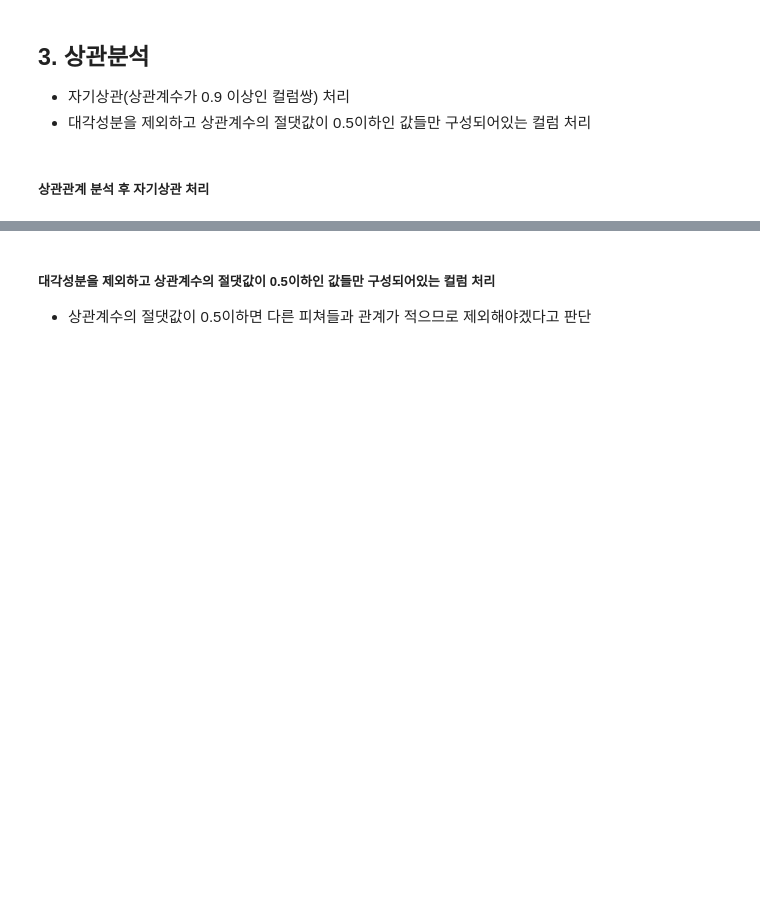
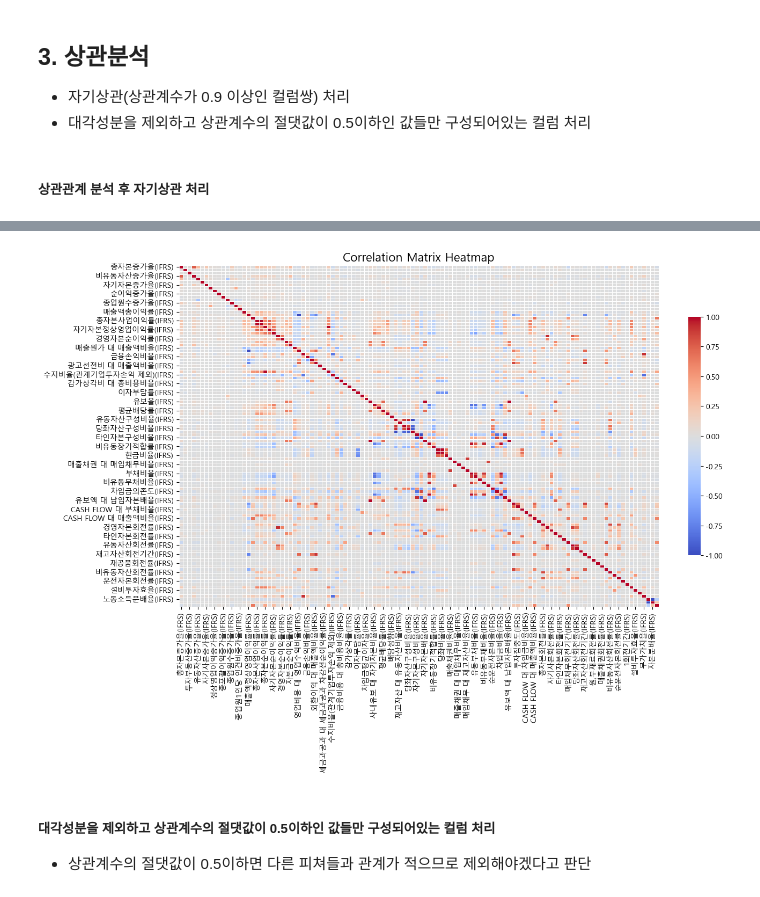
Before and after one commit to JungSeungwon98/ubion_project1, a Jupyter notebook: factor_analysis_with_rlm.ipynb, the cells around one changed output, grey strips where cells are left out. Saved outputs shown, nothing was run; the diff lists cells and outputs as text; code cells hidden in the pictures; blank space fills up the shorter version.

```diff
--- a/factor_analysis_with_rlm.ipynb
+++ b/factor_analysis_with_rlm.ipynb
@@ -119,4 +113,25 @@ else:
 남은 컬럼: ['총자본증가율(IFRS)', '유형자산증가율(IFRS)', '투자부동산증가율(IFRS)', '비유동자산증가율(IFRS)', '유동자산증가율(IFRS)', '재고자산증가율(IFRS)', '자기자본증가율(IFRS)', '매출액증가율(IFRS)', '정상영업이익증가율(IFRS)', '순이익증가율(IFRS)', '총포괄이익증가율(IFRS)', '종업 ...
+# %%
+# 상관 행렬 계산
+corr_matrix = df_clean.corr()
+
+# 히트맵 출력
+plt.figure(figsize=(14, 10))
+sns.heatmap(corr_matrix,
+            annot=False,       # True로 하면 숫자도 표시
+            cmap='coolwarm',   # 색상 맵
+            vmin=-1, vmax=1,   # 상관계수 범위 고정
+            center=0,          # 0을 중심으로
+            linewidths=0.5,    # 셀 경계선
+            cbar_kws={'shrink': 0.7})  # 컬러바 크기 축소
+
+plt.title("Correlation Matrix Heatmap", fontsize=16)
+plt.xticks(rotation=90)
+plt.yticks(rotation=0)
+plt.tight_layout()
+plt.show()
+# %% [output]
+[figure, added]
 # %% [markdown]
 ##### 대각성분을 제외하고 상관계수의 절댓값이 0.5이하인 값들만 구성되어있는 컬럼 처리
 - 상관계수의 절댓값이 0.5이하면 다른 피쳐들과 관계가 적으므로 제외해야겠다고 판단
```
Also changed, not shown: parts of 13 cells of this notebook, 16 other files.
